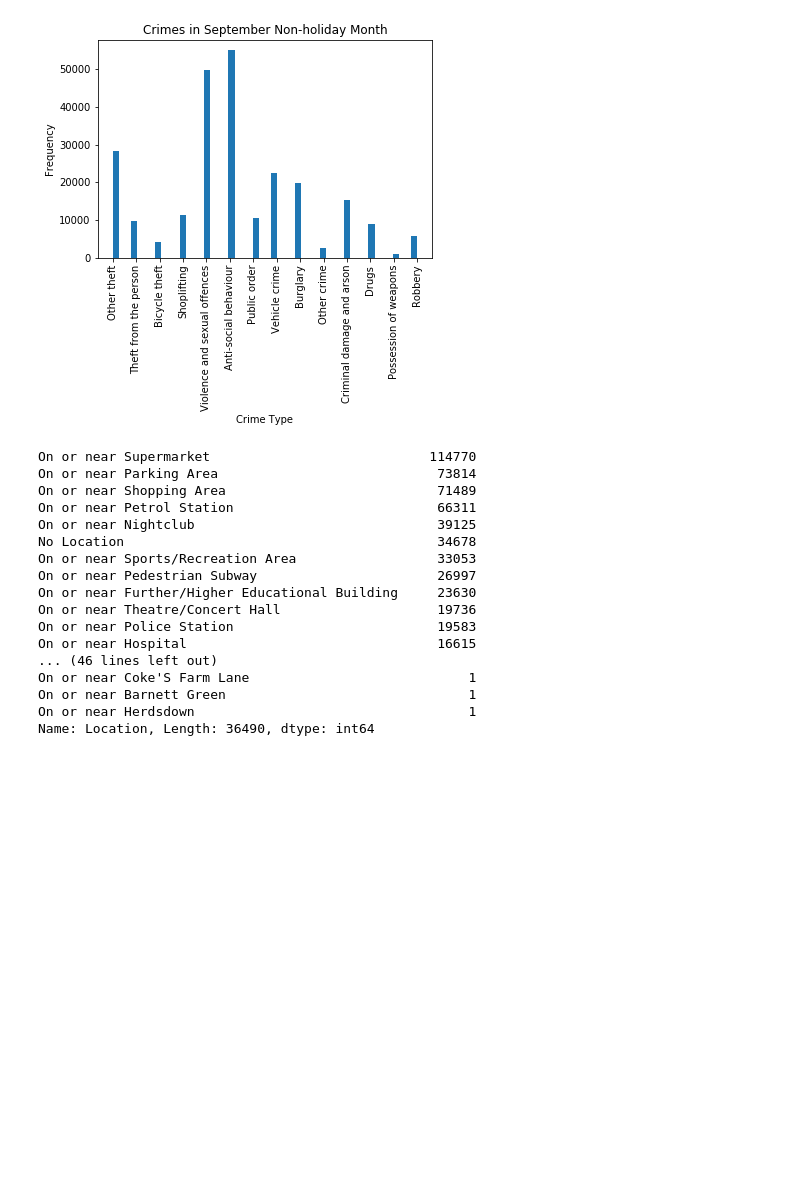
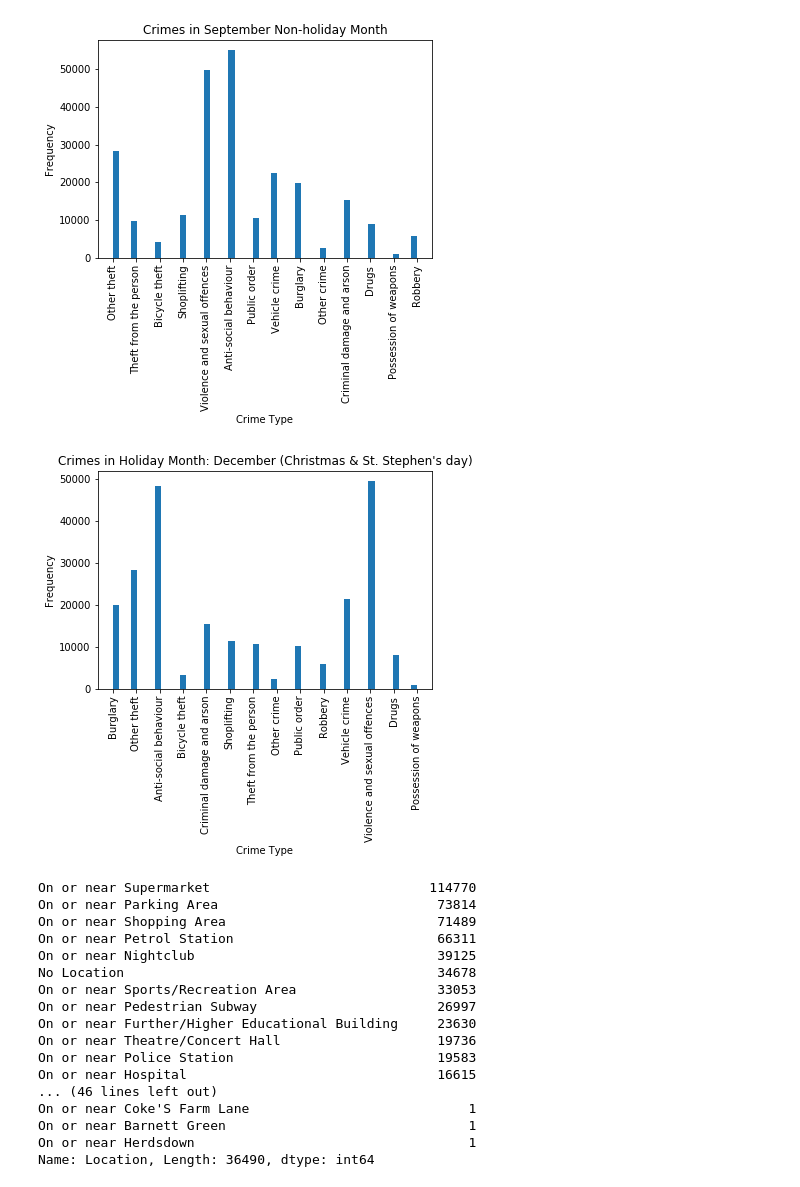
Before and after one commit to ToluAkin/improved-octo-dollop, a Jupyter notebook: capstone.ipynb, the cells around one changed output. Cells and saved outputs as stored; diff of their text form; code cells hidden in the pictures; blank space fills up the shorter version.

```diff
--- a/capstone.ipynb
+++ b/capstone.ipynb
@@ -426,12 +393,14 @@ plt.show()
 # %%
 decCrime = street[street['Month'] == '12']
 x = decCrime['Crime type'].tolist()
 plt.hist(x, bins=50)
 plt.ylabel("Frequency")
 plt.xlabel("Crime Type")
-plt.title("Crimes in Holiday Month: August (Summer Bank Holiday)")
+plt.title("Crimes in Holiday Month: December (Christmas & St. Stephen's day)")
 plt.xticks(rotation='vertical')
 plt.show()
+# %% [output]
+[figure, added]
 # %%
 street['Location'].value_counts(dropna=False)
 # %% [output]
```
Also changed, not shown: parts of 3 cells of this notebook.
